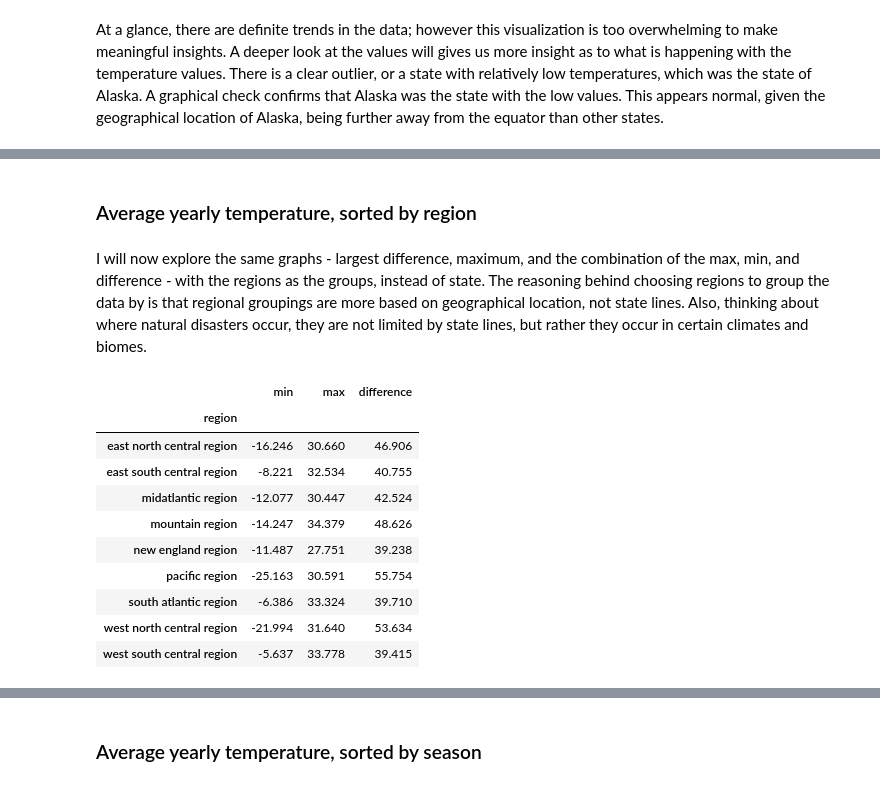
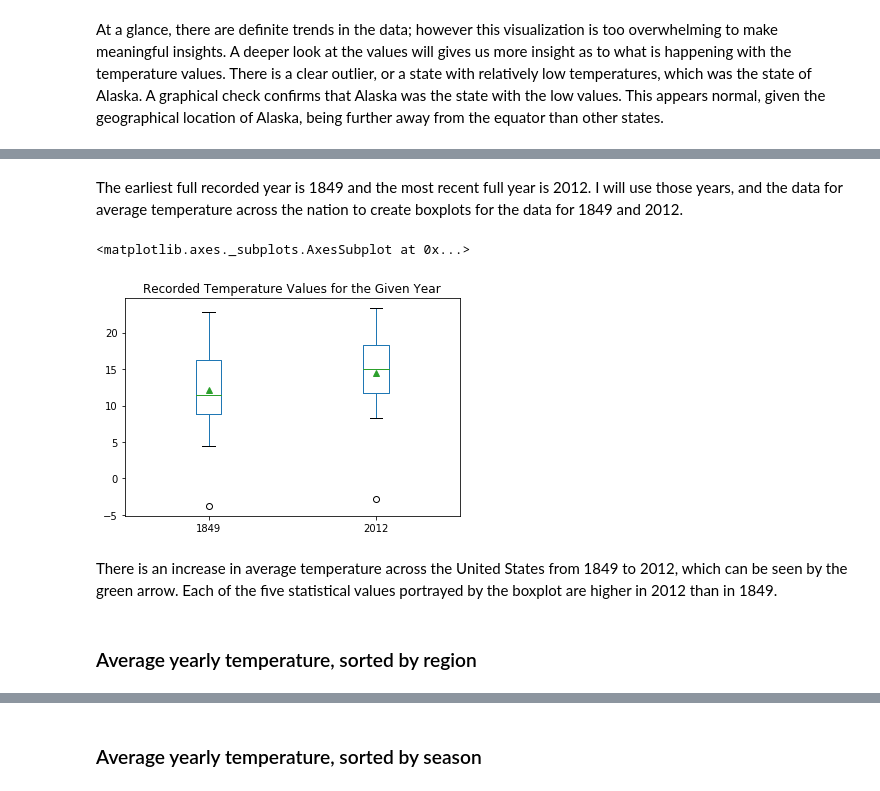
Before and after one commit to karahahn/Springboard_Capstone1, a Jupyter notebook: Data Storytelling.ipynb, the cells around one changed output, grey strips where cells are left out. Drawn from its saved outputs; the diff is of its cells as text; code cells hidden in the pictures.

```diff
--- a/Data Storytelling.ipynb
+++ b/Data Storytelling.ipynb
@@ -315,23 +273,15 @@ This graph shows us which states have the greatest change in temperature from th
+# %% [markdown]
+The earliest full recorded year is 1849 and the most recent full year is 2012. I will use those years, and the data for average temperature across the nation to create boxplots for the data for 1849 and 2012.
+# %%
+# create a dataframe with the subset of the years 1849 and 2012
+subset = temp_county_seasons.copy()
+subset = subset.groupby(['state','year']).mean()['AverageTemperature'].unstack()
+subset = subset.loc[:,['1849','2012']]
+subset[['1849','2012']].plot(kind='box', title='Recorded Temperature Values for the Given Year', showmeans=True)
+# %% [output]
+<matplotlib.axes._subplots.AxesSubplot at 0x...>
+[figure, added]
+# %% [markdown]
+There is an increase in average temperature across the United States from 1849 to 2012, which can be seen by the green arrow. Each of the five statistical values portrayed by the boxplot are higher in 2012 than in 1849.
 # %% [markdown]
 ### Average yearly temperature, sorted by region
-# %% [markdown]
-I will now explore the same graphs - largest difference, maximum, and the combination of the max, min, and difference - with the regions as the groups, instead of state. The reasoning behind choosing regions to group the data by is that regional groupings are more based on geographical location, not state lines. Also, thinking about where natural disasters occur, they are not limited by state lines, but rather they occur in certain climates and biomes.
-# %%
-# minimum, maximum, and the largest difference of the average temperature for each region
-region_maxmin = temp_county_region.copy()
-region_maxmin = region_maxmin[['region','year','AverageTemperature']]
-region_maxmin = region_maxmin.groupby(['region']).AverageTemperature.agg(['min','max'])
-region_maxmin['difference'] = region_maxmin['max']-region_maxmin['min']
-region_maxmin
-# %% [output]
-|  | min | max | difference |
-| region |  |  |  |
-| east north central region | -16.246 | 30.660 | 46.906 |
-| east south central region | -8.221 | 32.534 | 40.755 |
-| midatlantic region | -12.077 | 30.447 | 42.524 |
-| mountain region | -14.247 | 34.379 | 48.626 |
-| new england region | -11.487 | 27.751 | 39.238 |
-| pacific region | -25.163 | 30.591 | 55.754 |
-| south atlantic region | -6.386 | 33.324 | 39.710 |
-| west north central region | -21.994 | 31.640 | 53.634 |
-| west south central region | -5.637 | 33.778 | 39.415 |
```
Also changed, not shown: parts of 93 cells of this notebook.
